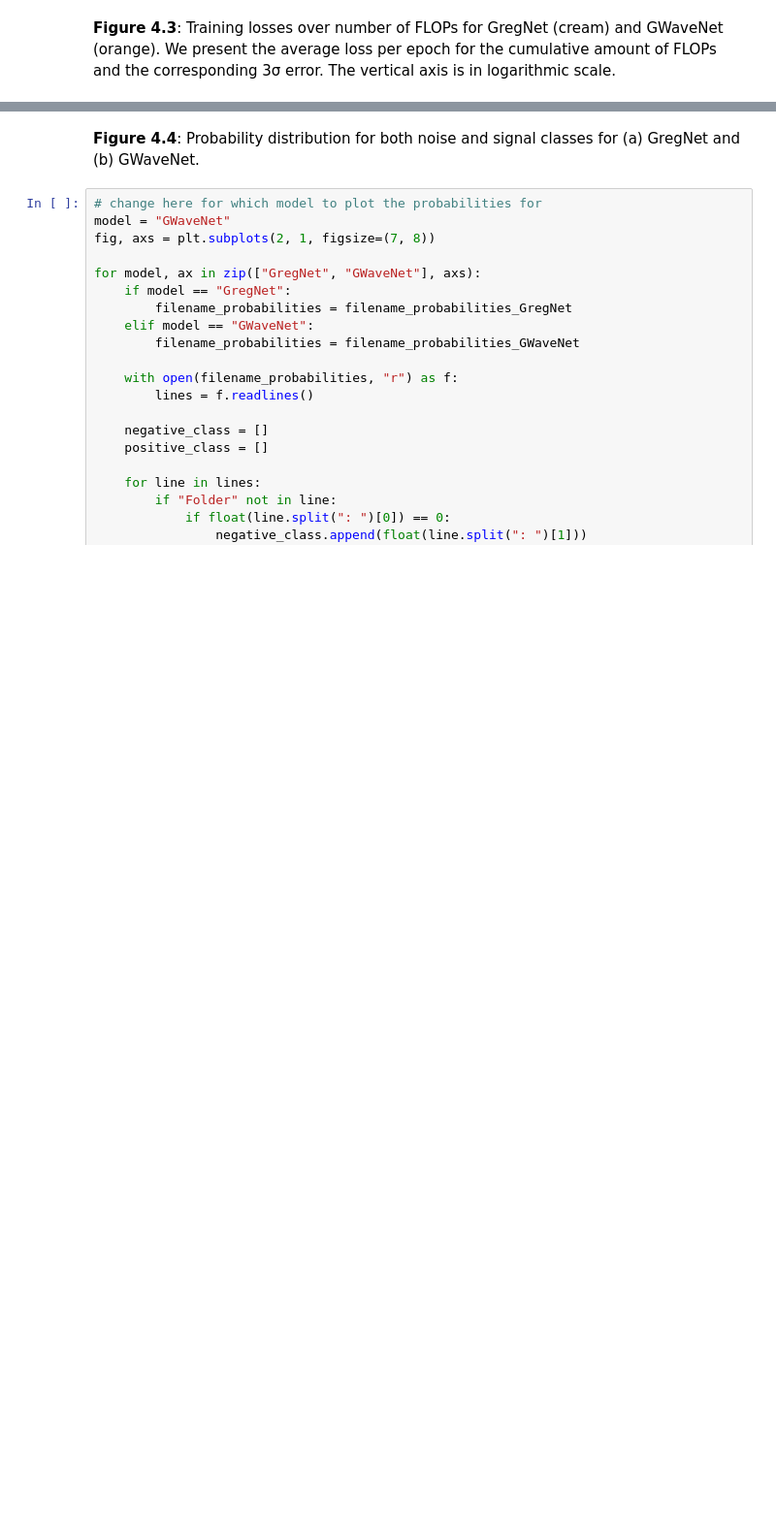
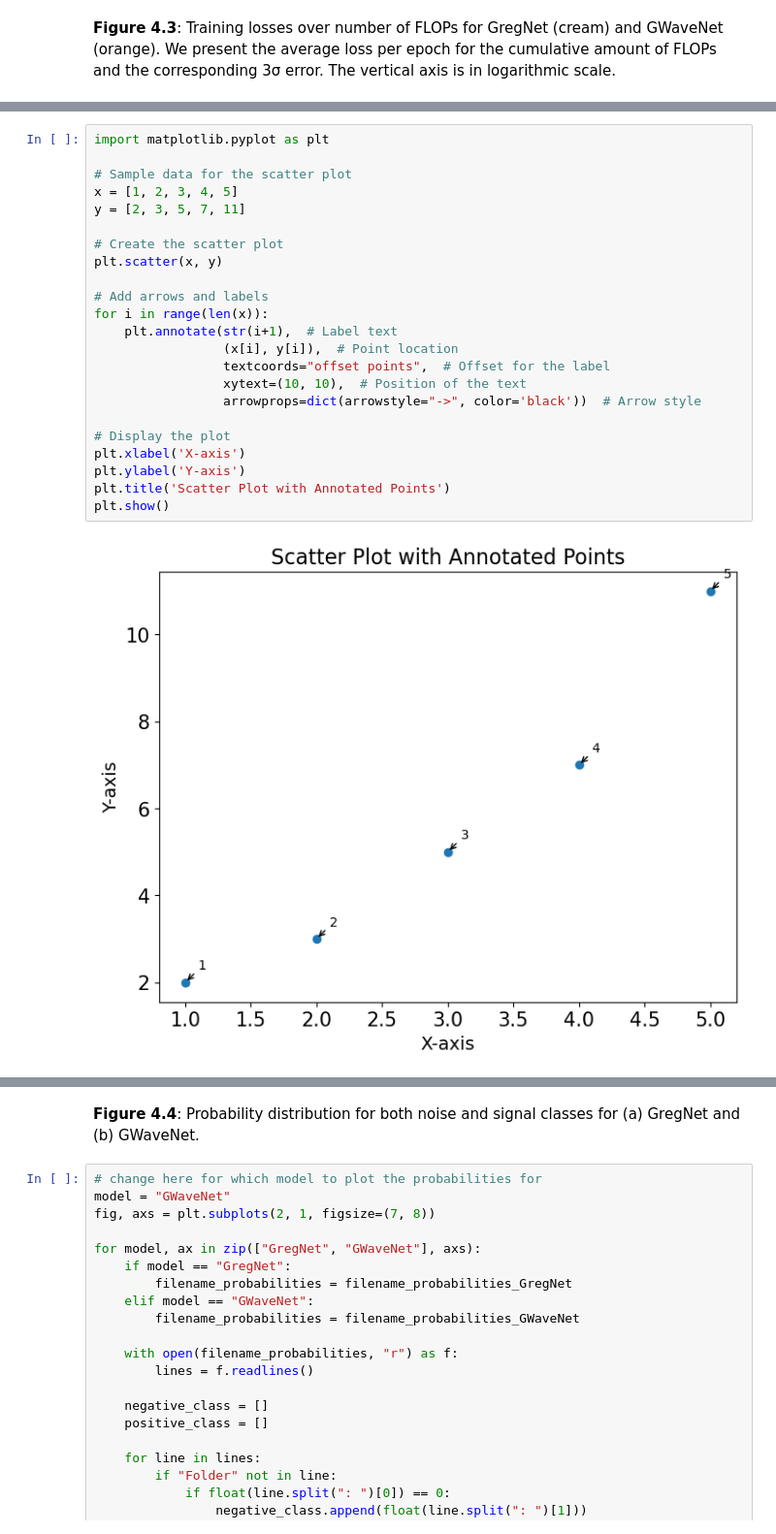
Before and after one commit to anaismartins/deploying-custom-nn-in-fpga, a Jupyter notebook: figures/plotting.ipynb, the cells around one changed output, grey strips where cells are left out. Shown: that part at 97% size. Drawn from its saved outputs; the diff is of its cells as text; blank space fills up the shorter version.

```diff
--- a/figures/plotting.ipynb
+++ b/figures/plotting.ipynb
@@ -337,0 +373,25 @@ plt.show()
+# %%
+import matplotlib.pyplot as plt
+
+# Sample data for the scatter plot
+x = [1, 2, 3, 4, 5]
+y = [2, 3, 5, 7, 11]
+
+# Create the scatter plot
+plt.scatter(x, y)
+
+# Add arrows and labels
+for i in range(len(x)):
+    plt.annotate(str(i+1),  # Label text
+                 (x[i], y[i]),  # Point location
+                 textcoords="offset points",  # Offset for the label
+                 xytext=(10, 10),  # Position of the text
+                 arrowprops=dict(arrowstyle="->", color='black'))  # Arrow style
+
+# Display the plot
+plt.xlabel('X-axis')
+plt.ylabel('Y-axis')
+plt.title('Scatter Plot with Annotated Points')
+plt.show()
+# %% [output]
+[figure, added]
```
Also changed, not shown: parts of 3 cells of this notebook, 2 other files.
